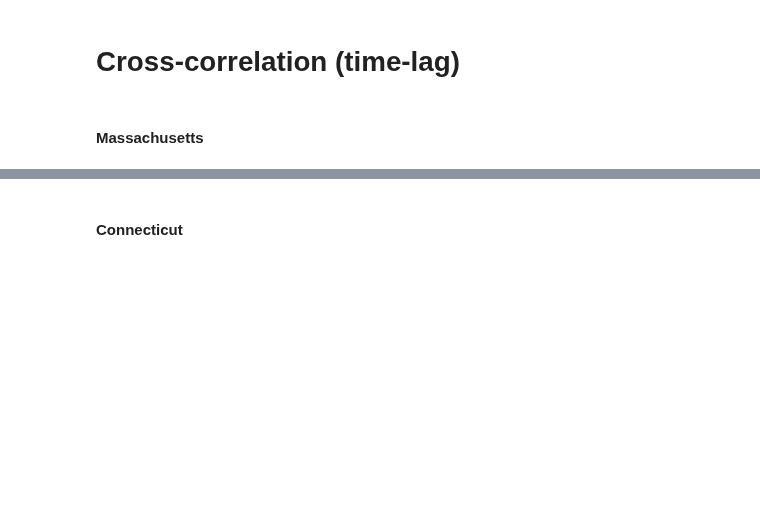
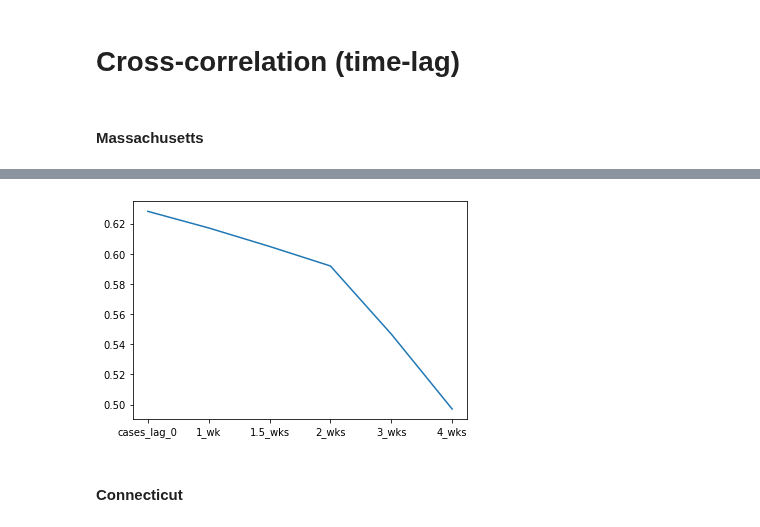
Before and after one commit to anmorgan24/Springboard, a Jupyter notebook: COVID19_Weather_Capstone/Cross_correlation_time_lag.ipynb, the cells around one changed output, grey strips where cells are left out. Cells and saved outputs as stored; diff of their text form; code cells hidden in the pictures; blank space fills up the shorter version.

```diff
--- a/COVID19_Weather_Capstone/Cross_correlation_time_lag.ipynb
+++ b/COVID19_Weather_Capstone/Cross_correlation_time_lag.ipynb
@@ -340,0 +413,11 @@ df_ma4 = df_ma4.dropna()
+# %%
+temp_cov_lags2 = {'1_wk':-7, '1.5_wks':-10, '2_wks':-14, '3_wks':-21, '4_wks':-28}
+# %%
+for key, value in temp_cov_lags2.items():
+    df_ma5[key] = df_ma5['MA_Conf_Cases'].shift(value, axis=0)
+# %%
+df_ma5.dropna(inplace=True)
+# %%
+ma_corr2 = df_ma5.corr().drop(['MA_PRCP(mm)', 'MA_Avg_Temp(F)', 'new_case_percent_pop*','day_of_week', 'day_of_year', 'Year', 'Month', 'Day'], axis =1)
+ma_corr2.rename(columns={'MA_Conf_Cases': 'cases_lag_0'}, inplace=True)
+ma_corr2
@@ -341,3 +440,8 @@ df_ma4 = df_ma4.dropna()
+# %%
+abs(ma_corr2.loc['MA_Avg_Temp(F)']).plot()
+plt.show()
+# %% [output]
+[figure, added]
 # %% [markdown]
 #### Connecticut
 # %%
```
Also changed, not shown: parts of 32 cells of this notebook.
